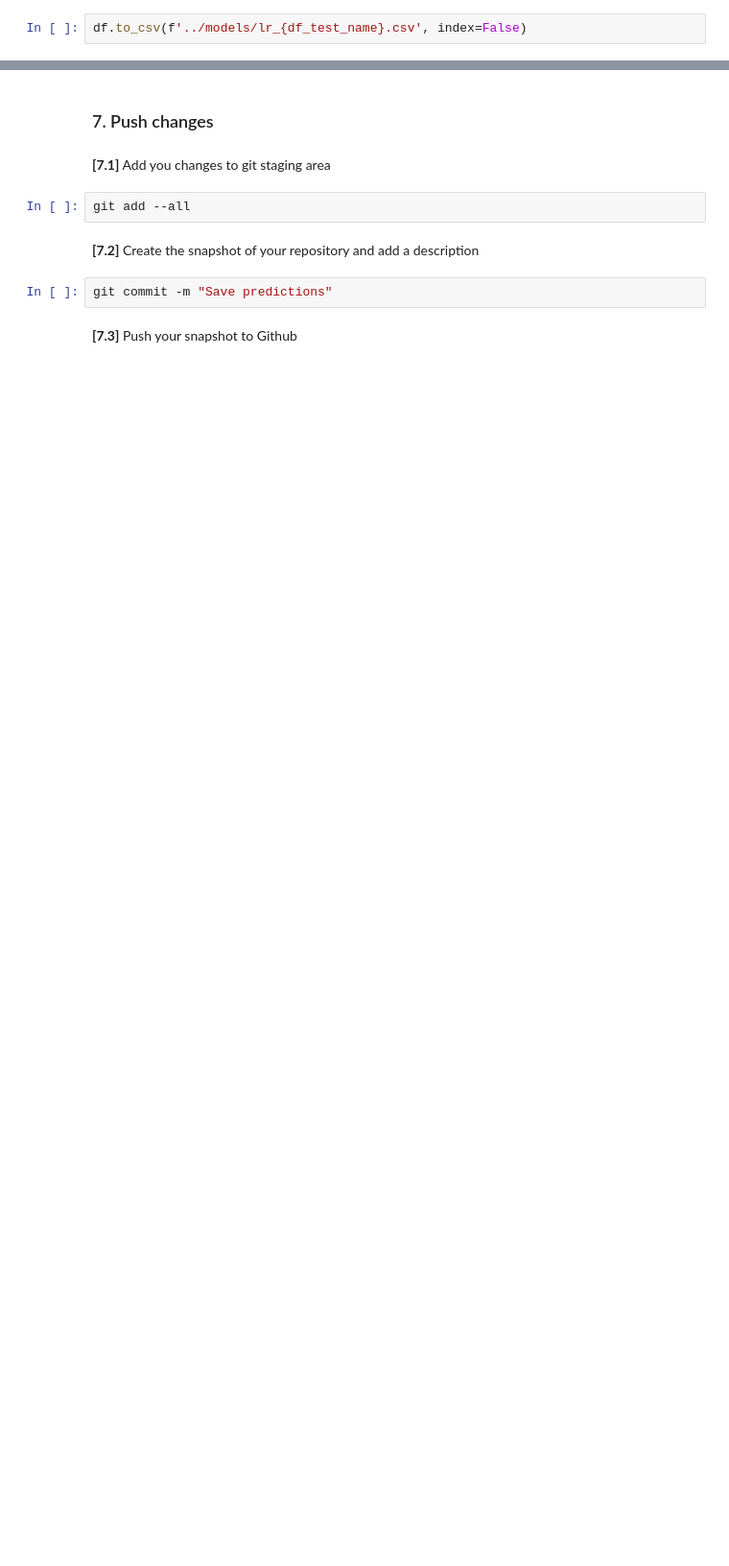
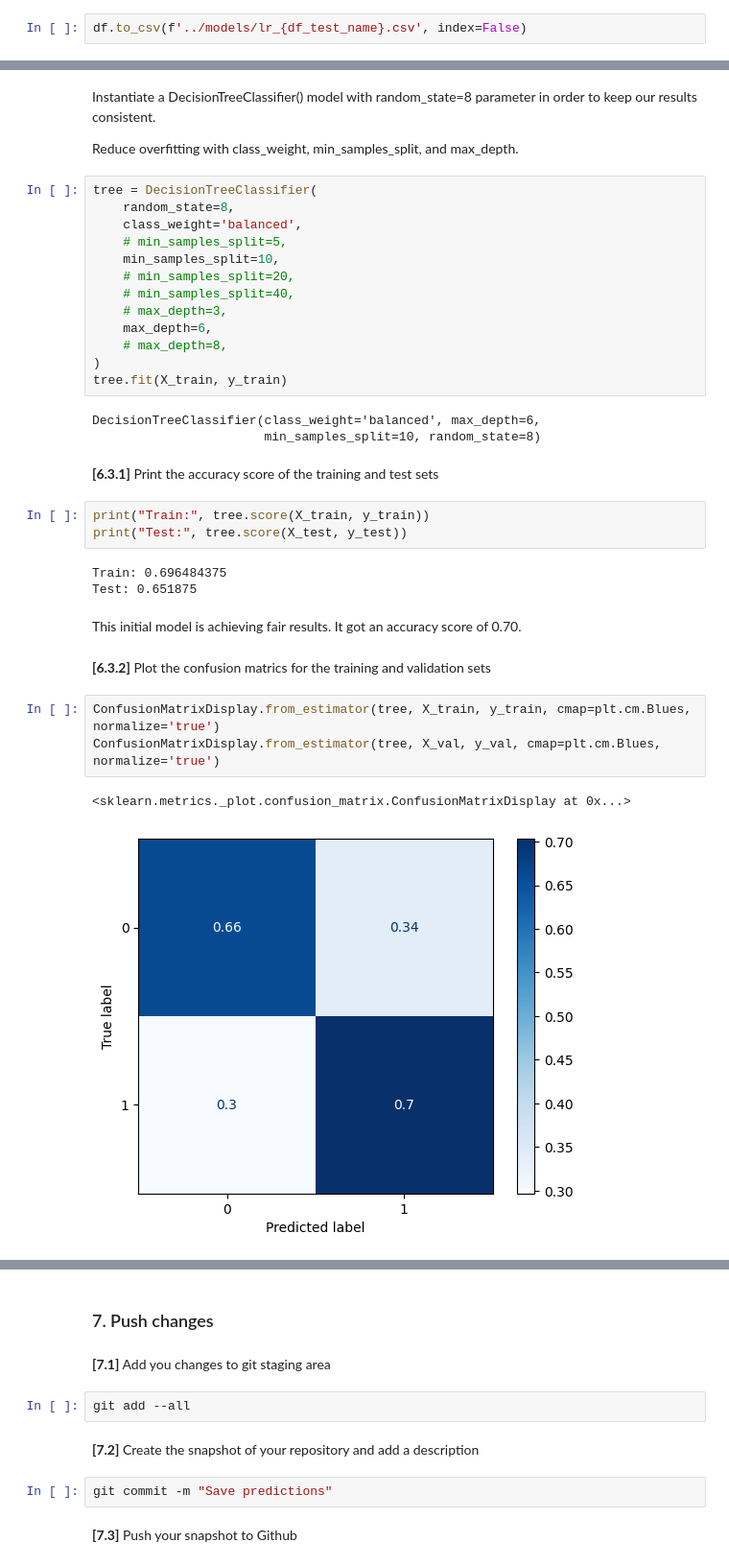
Before and after one commit to bonhxh/adv_dsi, a Jupyter notebook: notebooks/bonheur_sorn-49371-week2-5_nba_prediction.ipynb, the cells around one changed output, grey strips where cells are left out. Shown: that part at 96% size. Cells and saved outputs as stored; diff of their text form; blank space fills up the shorter version.

```diff
--- a/notebooks/bonheur_sorn-49371-week2-5_nba_prediction.ipynb
+++ b/notebooks/bonheur_sorn-49371-week2-5_nba_prediction.ipynb
@@ -427,0 +470,38 @@ df.to_csv(f'../models/lr_{df_test_name}.csv', index=False)
+# %% [markdown]
+Instantiate a DecisionTreeClassifier() model with random_state=8 parameter in order to keep our results consistent.
+
+Reduce overfitting with class_weight, min_samples_split, and max_depth.
+# %%
+tree = DecisionTreeClassifier(
+    random_state=8,
+    class_weight='balanced',
+    # min_samples_split=5,
+    min_samples_split=10,
+    # min_samples_split=20,
+    # min_samples_split=40,
+    # max_depth=3,
+    max_depth=6,
+    # max_depth=8,
+)
+tree.fit(X_train, y_train)
+# %% [output]
+DecisionTreeClassifier(class_weight='balanced', max_depth=6,
+                       min_samples_split=10, random_state=8)
+# %% [markdown]
+**[6.3.1]** Print the accuracy score of the training and test sets
+# %%
+print("Train:", tree.score(X_train, y_train))
+print("Test:", tree.score(X_test, y_test))
+# %% [output]
+Train: 0.696484375
+Test: 0.651875
+# %% [markdown]
+This initial model is achieving fair results. It got an accuracy score of 0.70.
+# %% [markdown]
+**[6.3.2]** Plot the confusion matrics for the training and validation sets
+# %%
+ConfusionMatrixDisplay.from_estimator(tree, X_train, y_train, cmap=plt.cm.Blues, normalize='true')
+ConfusionMatrixDisplay.from_estimator(tree, X_val, y_val, cmap=plt.cm.Blues, normalize='true')
+# %% [output]
+<sklearn.metrics._plot.confusion_matrix.ConfusionMatrixDisplay at 0x...>
+[figure, added]
```
Also changed, not shown: parts of 40 cells of this notebook, 1 other file.
